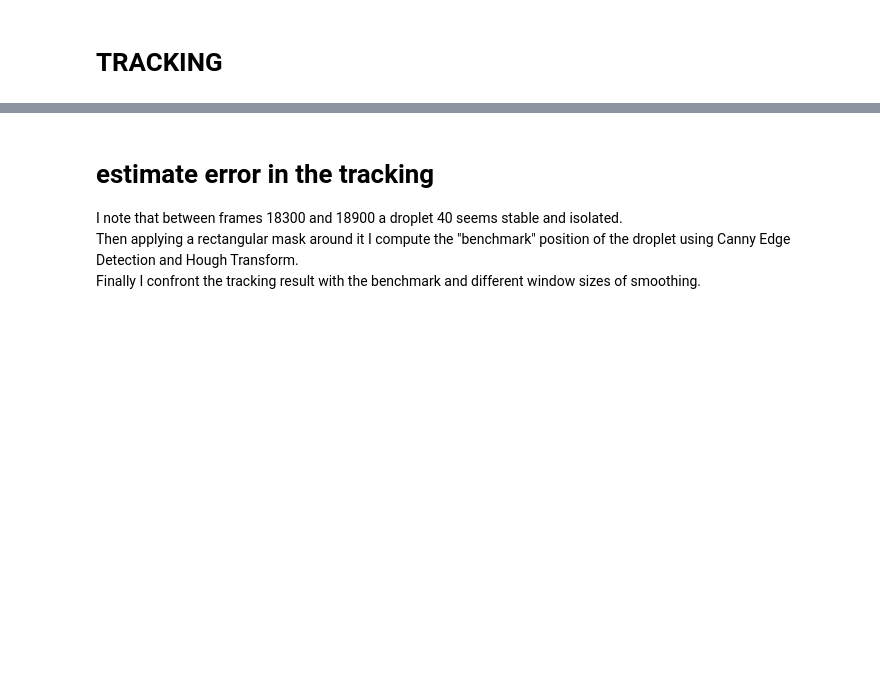
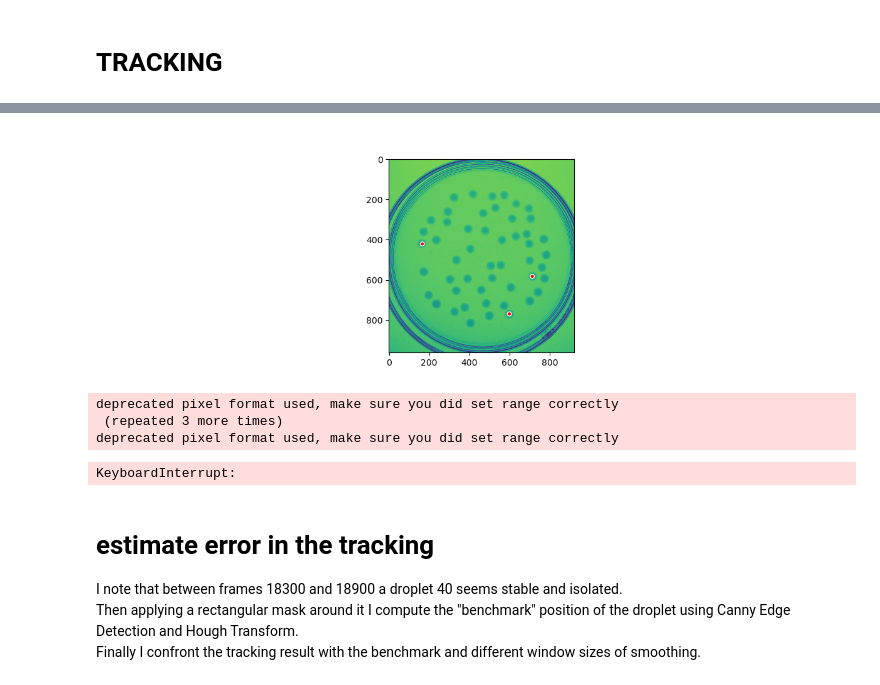
Before and after one commit to skandiz/MasterThesis, a Jupyter notebook: tracking/trajectoryTracking.ipynb, the cells around one changed output, grey strips where cells are left out. Saved outputs shown, nothing was run; the diff lists cells and outputs as text; code cells hidden in the pictures; blank space fills up the shorter version.

```diff
--- a/tracking/trajectoryTracking.ipynb
+++ b/tracking/trajectoryTracking.ipynb
@@ -215,3 +291,40 @@ else:
+# %%
+fig, ax = plt.subplots(1, 1)
+ax.imshow(data[0])
+ax.scatter(temp[0, :, 0], temp[0, :, 1], s = temp[0, :, 2], ec = "w", facecolor = "r")
+plt.show()
+# %% [output]
+[figure, added]
+# %%
+circles = []
+problems = 0
+
+for i in tqdm(range(0, len(ref))):
+    img = ref[i]
+
+    """
+    # this gives better results
+    temp = cv2.HoughCircles(img, cv2.HOUGH_GRADIENT_ALT, 1.5, minDist=1, param1=300, param2=0.6, minRadius=10, maxRadius=21)
+    if temp is not None:
+        circles.append(temp[0][0])
+    """
+
+    #                -- this works fine !!!!! --
+    # Apply Canny Edge Detection to find edges in the image
+    edges = cv2.Canny(img, 30, 30)
+    # Apply the Hough Transform to find circles in the image
+    temp = cv2.HoughCircles(edges, cv2.HOUGH_GRADIENT, 1, minDist=20, param1=50, param2=30, minRadius=0, maxRadius=0)
+    if temp is not None:
+        circles.append(temp[0][0])
+    else:
+        break
+        problems += 1
+print("Number of problems:", problems)
+# %% [output]
+deprecated pixel format used, make sure you did set range correctly
+ (repeated 3 more times)
+deprecated pixel format used, make sure you did set range correctly
+KeyboardInterrupt:
 # %% [markdown]
 # estimate error in the tracking
 
```
Also changed, not shown: parts of 24 cells of this notebook, 8 other files.
